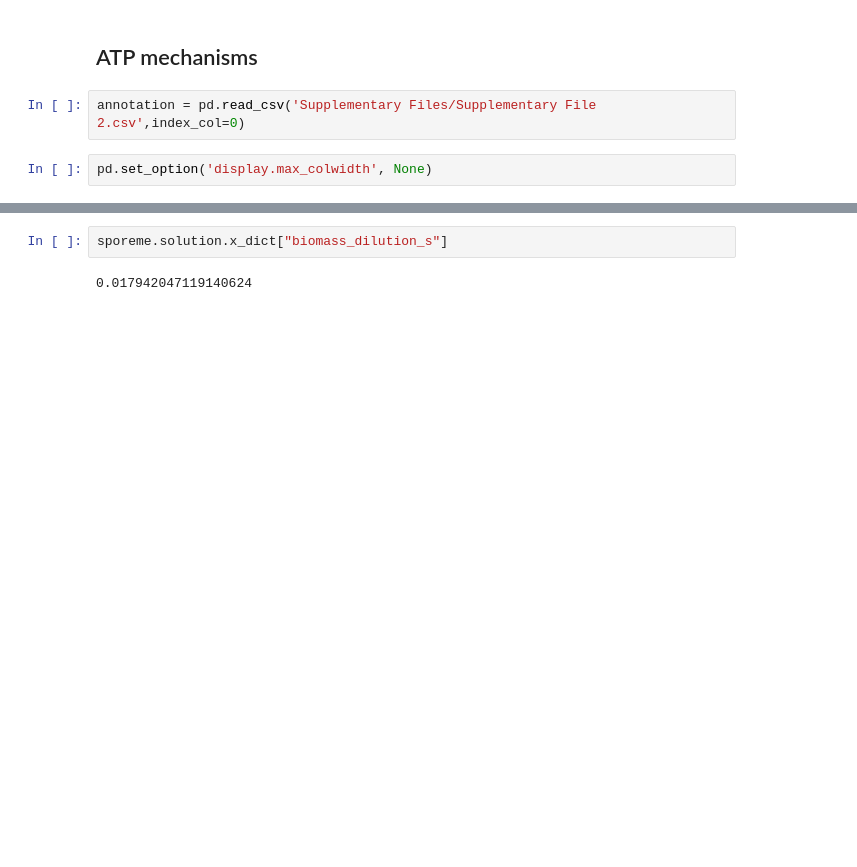
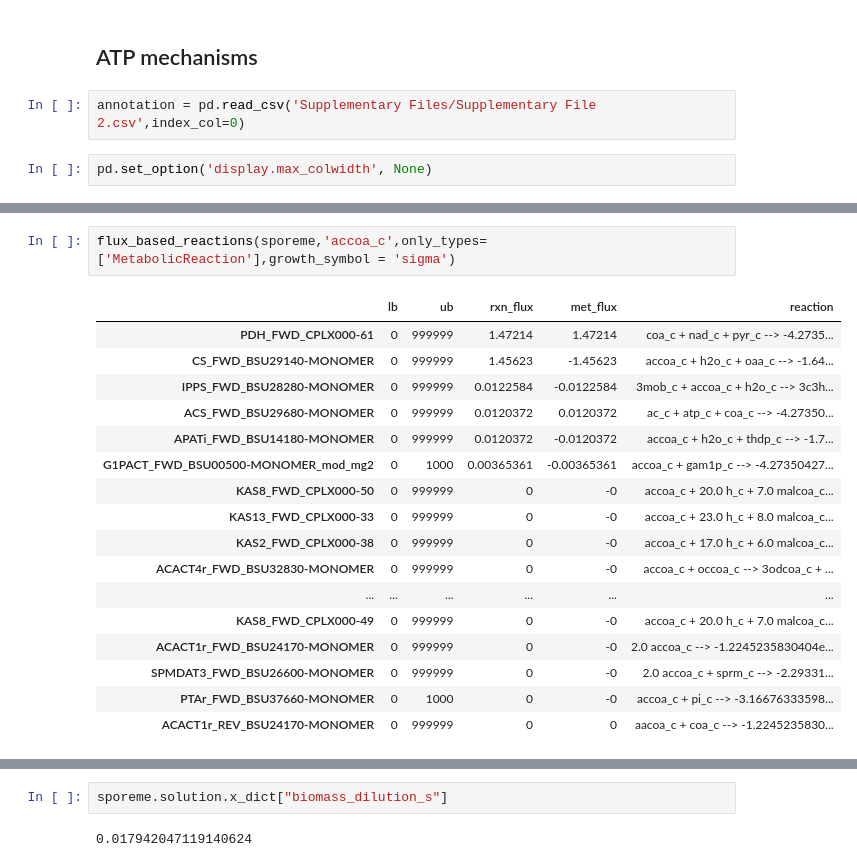
Before and after one commit to jdtibochab/sporeme, a Jupyter notebook: bacillusme/analysis/spore/2.1.1.ATPSupplyMechanisms.ipynb, the cells around one changed output, grey strips where cells are left out. Cells and saved outputs as stored; diff of their text form; blank space fills up the shorter version.

```diff
--- a/bacillusme/analysis/spore/2.1.1.ATPSupplyMechanisms.ipynb
+++ b/bacillusme/analysis/spore/2.1.1.ATPSupplyMechanisms.ipynb
@@ -55,0 +84,20 @@ df = flux_based_reactions(sporeme,'atp_s',only_types=['MetabolicReaction'],growt
+# %%
+flux_based_reactions(sporeme,'accoa_c',only_types=['MetabolicReaction'],growth_symbol = 'sigma')
+# %% [output]
+|  | lb | ub | rxn_flux | met_flux | reaction |
+| PDH_FWD_CPLX000-61 | 0 | 999999 | 1.47214 | 1.47214 | coa_c + nad_c + pyr_c --> -4.2735... |
+| CS_FWD_BSU29140-MONOMER | 0 | 999999 | 1.45623 | -1.45623 | accoa_c + h2o_c + oaa_c --> -1.64... |
+| IPPS_FWD_BSU28280-MONOMER | 0 | 999999 | 0.0122584 | -0.0122584 | 3mob_c + accoa_c + h2o_c --> 3c3h... |
+| ACS_FWD_BSU29680-MONOMER | 0 | 999999 | 0.0120372 | 0.0120372 | ac_c + atp_c + coa_c --> -4.27350... |
+| APATi_FWD_BSU14180-MONOMER | 0 | 999999 | 0.0120372 | -0.0120372 | accoa_c + h2o_c + thdp_c --> -1.7... |
+| G1PACT_FWD_BSU00500-MONOMER_mod_mg2 | 0 | 1000 | 0.00365361 | -0.00365361 | accoa_c + gam1p_c --> -4.27350427... |
+| KAS8_FWD_CPLX000-50 | 0 | 999999 | 0 | -0 | accoa_c + 20.0 h_c + 7.0 malcoa_c... |
+| KAS13_FWD_CPLX000-33 | 0 | 999999 | 0 | -0 | accoa_c + 23.0 h_c + 8.0 malcoa_c... |
+| KAS2_FWD_CPLX000-38 | 0 | 999999 | 0 | -0 | accoa_c + 17.0 h_c + 6.0 malcoa_c... |
+| ACACT4r_FWD_BSU32830-MONOMER | 0 | 999999 | 0 | -0 | accoa_c + occoa_c --> 3odcoa_c + ... |
+| ... | ... | ... | ... | ... | ... |
+| KAS8_FWD_CPLX000-49 | 0 | 999999 | 0 | -0 | accoa_c + 20.0 h_c + 7.0 malcoa_c... |
+| ACACT1r_FWD_BSU24170-MONOMER | 0 | 999999 | 0 | -0 | 2.0 accoa_c --> -1.2245235830404e... |
+| SPMDAT3_FWD_BSU26600-MONOMER | 0 | 999999 | 0 | -0 | 2.0 accoa_c + sprm_c --> -2.29331... |
+| PTAr_FWD_BSU37660-MONOMER | 0 | 1000 | 0 | -0 | accoa_c + pi_c --> -3.16676333598... |
+| ACACT1r_REV_BSU24170-MONOMER | 0 | 999999 | 0 | 0 | aacoa_c + coa_c --> -1.2245235830... |
```
Also changed, not shown: parts of 26 cells of this notebook, 3 other files.
